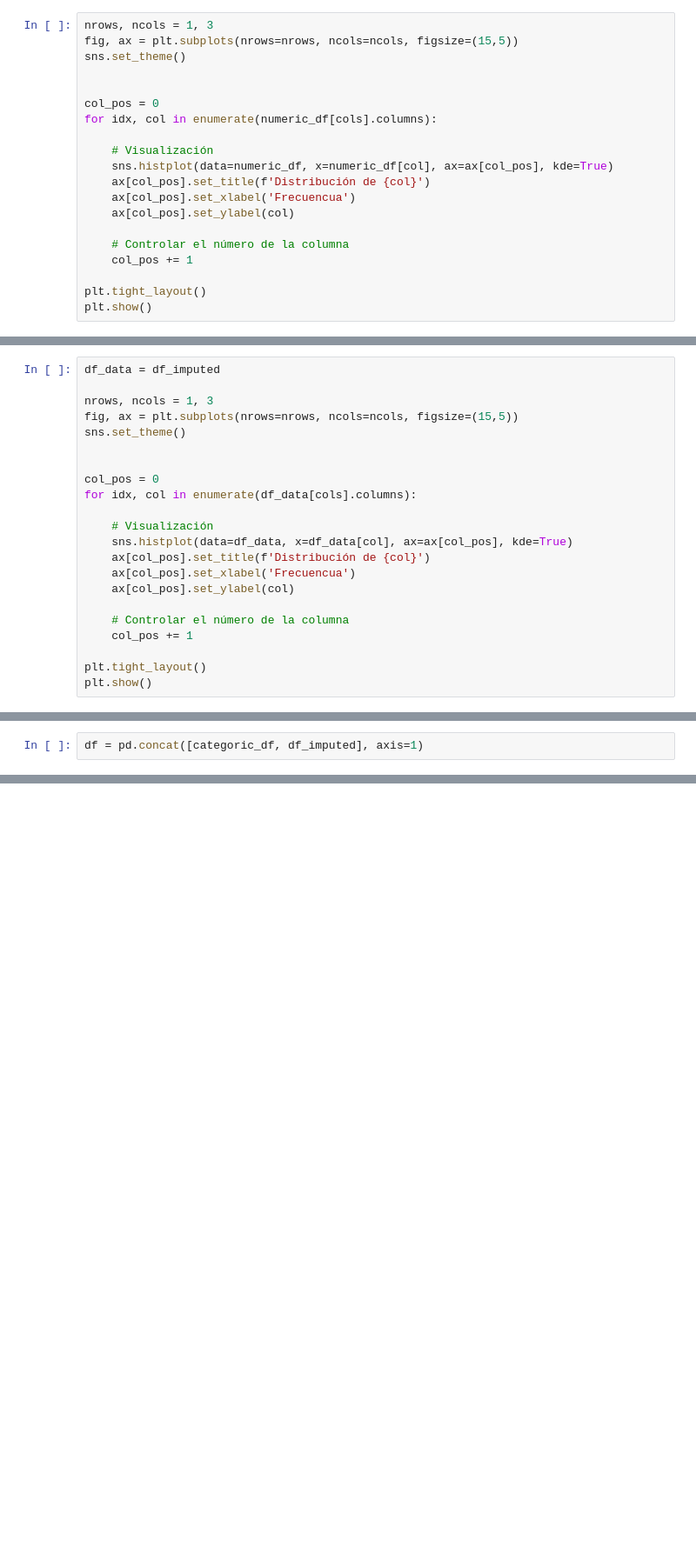
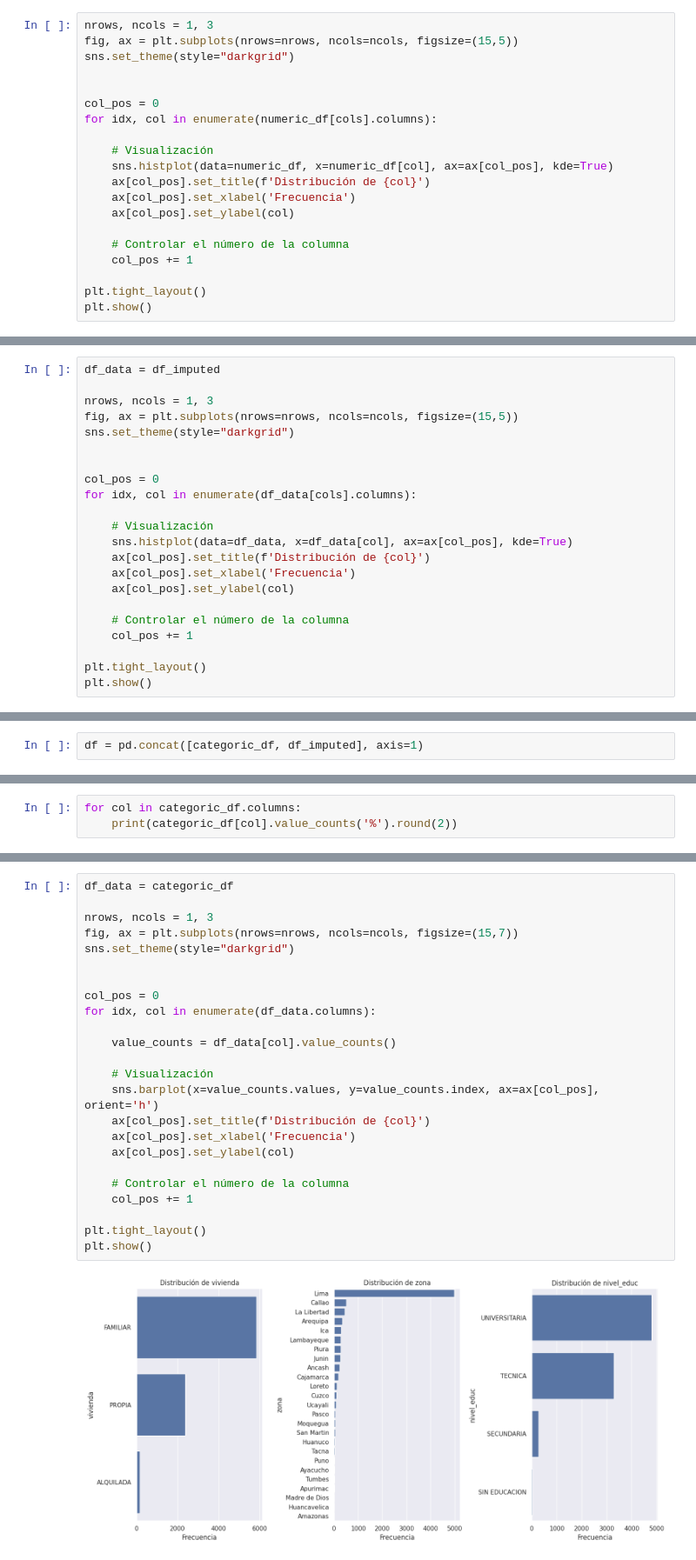
Before and after one commit to gonzakayunawel/tarea_1_mla, a Jupyter notebook: tarea_1_mla.ipynb, the cells around one changed output, grey strips where cells are left out. Shown at 87% size. Drawn from its saved outputs; the diff is of its cells as text; blank space fills up the shorter version.

```diff
--- a/tarea_1_mla.ipynb
+++ b/tarea_1_mla.ipynb
@@ -170,7 +170,7 @@ Verificar la distribución de los datos antes de aplicar la imputación
 # %%
 nrows, ncols = 1, 3
 fig, ax = plt.subplots(nrows=nrows, ncols=ncols, figsize=(15,5))
-sns.set_theme()
+sns.set_theme(style="darkgrid")
 
 
 col_pos = 0
@@ -179,7 +179,7 @@ for idx, col in enumerate(numeric_df[cols].columns):
     # Visualización
     sns.histplot(data=numeric_df, x=numeric_df[col], ax=ax[col_pos], kde=True)
     ax[col_pos].set_title(f'Distribución de {col}')
-    ax[col_pos].set_xlabel('Frecuencua')
+    ax[col_pos].set_xlabel('Frecuencia')
     ax[col_pos].set_ylabel(col)
 
     # Controlar el número de la columna
@@ -206,7 +206,7 @@ df_data = df_imputed
 
 nrows, ncols = 1, 3
 fig, ax = plt.subplots(nrows=nrows, ncols=ncols, figsize=(15,5))
-sns.set_theme()
+sns.set_theme(style="darkgrid")
 
 
 col_pos = 0
@@ -215,7 +215,7 @@ for idx, col in enumerate(df_data[cols].columns):
     # Visualización
     sns.histplot(data=df_data, x=df_data[col], ax=ax[col_pos], kde=True)
     ax[col_pos].set_title(f'Distribución de {col}')
-    ax[col_pos].set_xlabel('Frecuencua')
+    ax[col_pos].set_xlabel('Frecuencia')
     ax[col_pos].set_ylabel(col)
 
     # Controlar el número de la columna
@@ -265,0 +268,3 @@ memory usage: 918.8+ KB
+# %%
+for col in categoric_df.columns:
+    print(categoric_df[col].value_counts('%').round(2))
@@ -265,0 +289,26 @@ memory usage: 918.8+ KB
+# %%
+df_data = categoric_df
+
+nrows, ncols = 1, 3
+fig, ax = plt.subplots(nrows=nrows, ncols=ncols, figsize=(15,7))
+sns.set_theme(style="darkgrid")
+
+
+col_pos = 0
+for idx, col in enumerate(df_data.columns):
+
+    value_counts = df_data[col].value_counts()
+
+    # Visualización
+    sns.barplot(x=value_counts.values, y=value_counts.index, ax=ax[col_pos], orient='h')
+    ax[col_pos].set_title(f'Distribución de {col}')
+    ax[col_pos].set_xlabel('Frecuencia')
+    ax[col_pos].set_ylabel(col)
+
+    # Controlar el número de la columna
+    col_pos += 1
+
+plt.tight_layout()
+plt.show()
+# %% [output]
+[figure, added]
```
Also changed, not shown: parts of 11 cells of this notebook.
